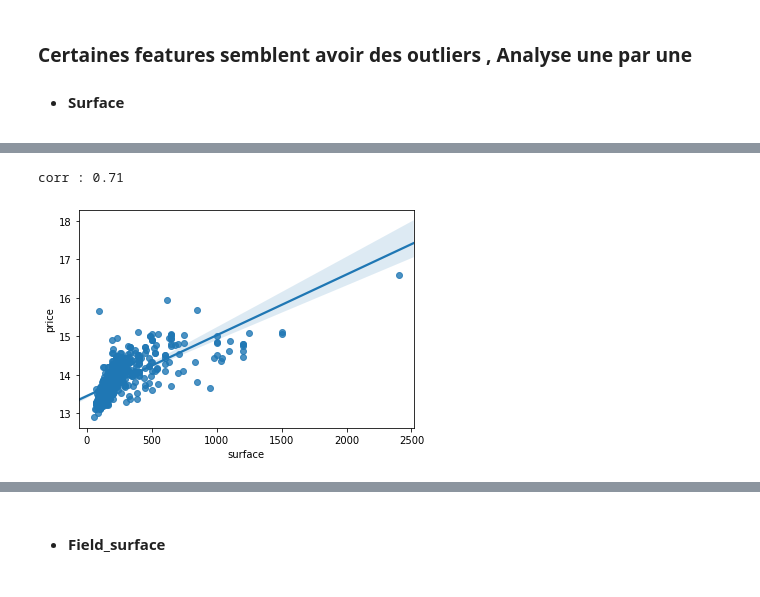
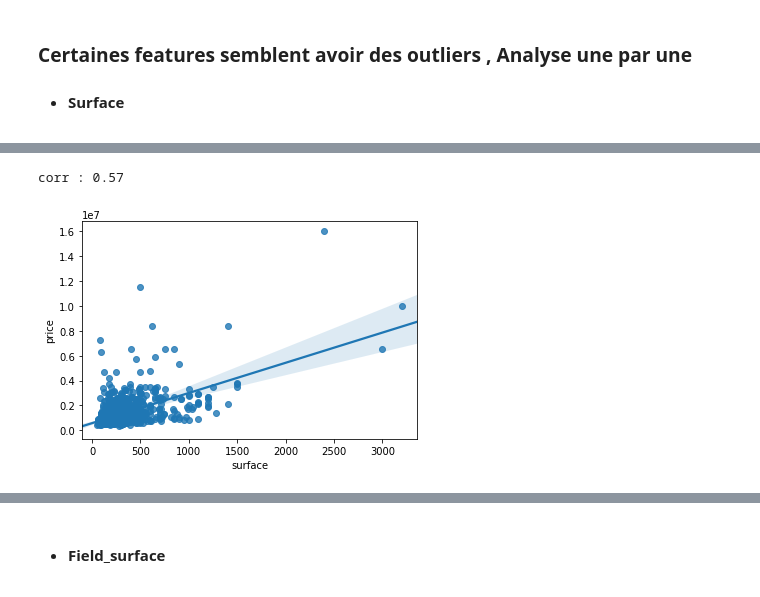
Before and after one commit to Simplon-IA-Bdx-1/realestate-alexis-bastien-clement-vincent, a Jupyter notebook: immos_analyse_data.ipynb, the cells around one changed output, grey strips where cells are left out. Drawn from its saved outputs; the diff is of its cells as text; code cells hidden in the pictures.

Commit message:
add numerical data analysis

```diff
--- a/immos_analyse_data.ipynb
+++ b/immos_analyse_data.ipynb
@@ -72,0 +73,3 @@ data_full.loc[data_full['price'] == 'De 3M à 10M', 'price'] = (3000000+10000000
+# %%
+wrong_prices_df = data_full[data_full['price'].str.contains('[a-z]+', regex=True)]
+wrong_prices_df
@@ -72,0 +101,18 @@ data_full.loc[data_full['price'] == 'De 3M à 10M', 'price'] = (3000000+10000000
+# %%
+good_prices = []
+for wrong_price in wrong_prices_df['price']:
+    print(wrong_price)
+    wrong_price = wrong_price.replace(',', '.')
+    numbers_price = re.findall("\d*\.?\d*", wrong_price)
+    print(numbers_price)
+    sum = 0
+    i = 0
+    for number in numbers_price:
+        if number != '':
+            sum += float(number)
+            i += 1
+    good_price = (sum/i)*1000000
+    good_prices.append(good_price)
+
+
+print(good_prices)
@@ -72,0 +139,2 @@ data_full.loc[data_full['price'] == 'De 3M à 10M', 'price'] = (3000000+10000000
+# %%
+data_full.loc[data_full['price'].str.contains('[a-z]+', regex=True), 'price'] = good_prices
@@ -117,3 +199,3 @@ sns.distplot(data_full['price'])
 # %%
-data_full['price'] = np.log(data_full['price'])
-sns.distplot(data_full['price'])
+# data_full['price'] = np.log(data_full['price'])
+# sns.distplot(data_full['price'])
@@ -196,10 +277,10 @@ corr : 0.69
 # %%
-data_full = data_full.drop(data_full[(data_full['surface']>2900)].index).reset_index(drop=True)
+data_full = data_full.drop(data_full[(data_full['surface']>3400)].index).reset_index(drop=True)
 sns.regplot(x='surface',y='price', data=data_full)
 print(f"corr : {round(data_full['surface'].corr(data_full['price']),2)}")
 # %% [output]
-corr : 0.71
+corr : 0.57
-[figure, old version]
+[figure, new version]
 # %%
 data_full.shape
 # %% [output]
```
Also changed, not shown: parts of 83 cells of this notebook.
